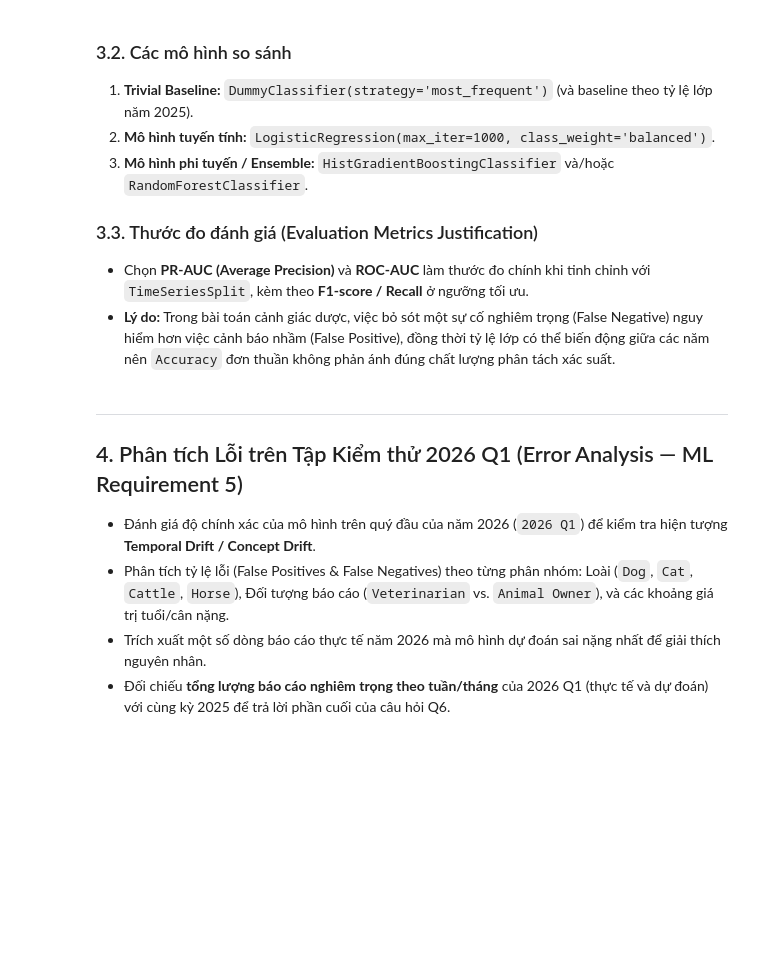
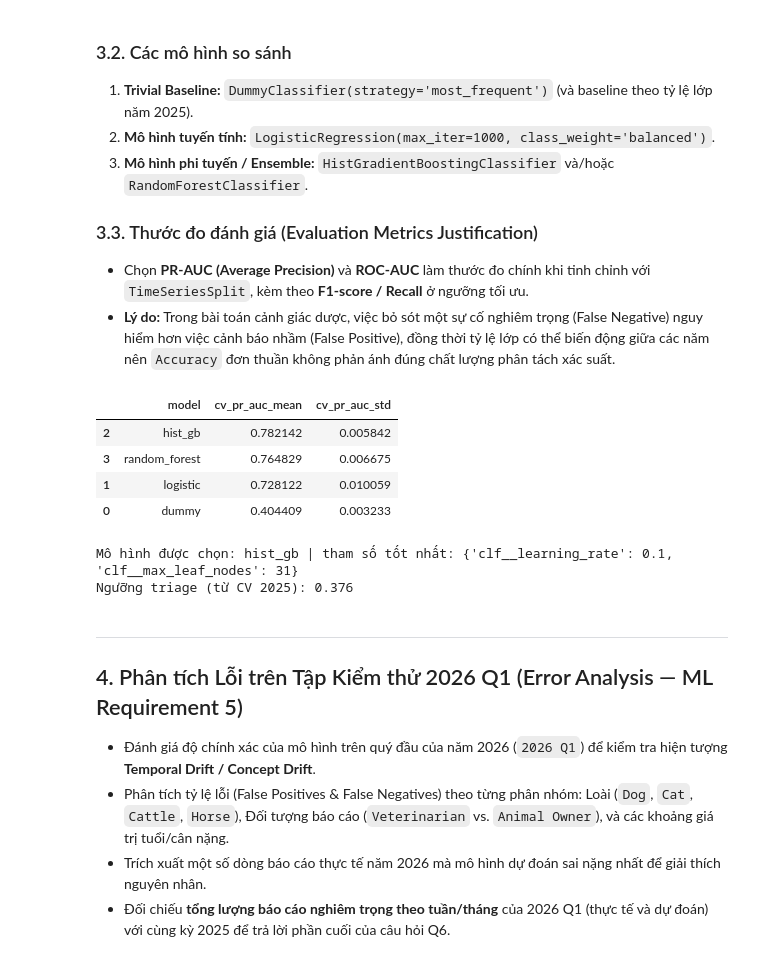
Before and after one commit to LeoTkiet/Prg4DS-G3, a Jupyter notebook: notebooks/03_ml_question.ipynb, the cells around one changed output. Drawn from its saved outputs; the diff is of its cells as text; code cells hidden in the pictures; blank space fills up the shorter version.

```diff
--- a/notebooks/03_ml_question.ipynb
+++ b/notebooks/03_ml_question.ipynb
@@ -248,7 +309,7 @@ numeric_pipe = Pipeline([
 ])
 categorical_pipe = Pipeline([
     ("imputer", SimpleImputer(strategy="most_frequent")),
-    ("onehot", OneHotEncoder(handle_unknown="ignore")),
+    ("onehot", OneHotEncoder(handle_unknown="ignore", sparse_output=False, max_categories=50)),
 ])
 preprocessor = ColumnTransformer([
     ("num", numeric_pipe, NUMERIC_FEATURES),
@@ -287,37 +348,51 @@ best_name = cv_summary.iloc[0]["model"]
 param_grids = {
     "logistic": {"clf__C": [0.1, 1.0, 10.0]},
     "hist_gb": {
         "clf__learning_rate": [0.05, 0.1],
         "clf__max_leaf_nodes": [15, 31],
     },
     "random_forest": {
         "clf__n_estimators": [200],
         "clf__max_depth": [None, 12],
     },
 }
 search = GridSearchCV(
     pipelines[best_name], param_grids.get(best_name, {}),
     scoring="average_precision", cv=tscv, n_jobs=-1, refit=True,
 )
 search.fit(X_train, y_train)
 best_model = search.best_estimator_
 print(f"Mô hình được chọn: {best_name} | tham số tốt nhất: {search.best_params_}")
 
 # Chọn ngưỡng triage từ out-of-fold trên 2025; KHÔNG tinh chỉnh trên tập test 2026
-oof_score = cross_val_predict(
-    best_model, X_train, y_train, cv=tscv, method="predict_proba", n_jobs=-1
-)[:, 1]
-precision, recall, thresholds = precision_recall_curve(y_train, oof_score)
+oof_preds, oof_trues = [], []
+for tr_idx, val_idx in tscv.split(X_train):
+    fold_model = clone(best_model)
+    fold_model.fit(X_train.iloc[tr_idx], y_train.iloc[tr_idx])
+    oof_preds.append(fold_model.predict_proba(X_train.iloc[val_idx])[:, 1])
+    oof_trues.append(y_train.iloc[val_idx].values)
+
+oof_score = np.concatenate(oof_preds)
+oof_true = np.concatenate(oof_trues)
+precision, recall, thresholds = precision_recall_curve(oof_true, oof_score)
 f1_oof = (
     2 * precision[:-1] * recall[:-1]
     / np.clip(precision[:-1] + recall[:-1], 1e-12, None)
 )
 best_threshold = float(thresholds[int(np.nanargmax(f1_oof))])
 
 # Đánh giá đúng 1 lần trên 2026 Q1
 y_score_2026 = best_model.predict_proba(X_test_2026)[:, 1]
 y_pred_2026 = (y_score_2026 >= best_threshold).astype(int)
 print(f"Ngưỡng triage (từ CV 2025): {best_threshold:.3f}")
+# %% [output]
+|  | model | cv_pr_auc_mean | cv_pr_auc_std |
+| 2 | hist_gb | 0.782142 | 0.005842 |
+| 3 | random_forest | 0.764829 | 0.006675 |
+| 1 | logistic | 0.728122 | 0.010059 |
+| 0 | dummy | 0.404409 | 0.003233 |
+Mô hình được chọn: hist_gb | tham số tốt nhất: {'clf__learning_rate': 0.1, 'clf__max_leaf_nodes': 31}
+Ngưỡng triage (từ CV 2025): 0.376
 # %% [markdown]
 ---
 ## 4. Phân tích Lỗi trên Tập Kiểm thử 2026 Q1 (Error Analysis — ML Requirement 5)
```
Also changed, not shown: parts of 5 cells of this notebook, 2 other files.
